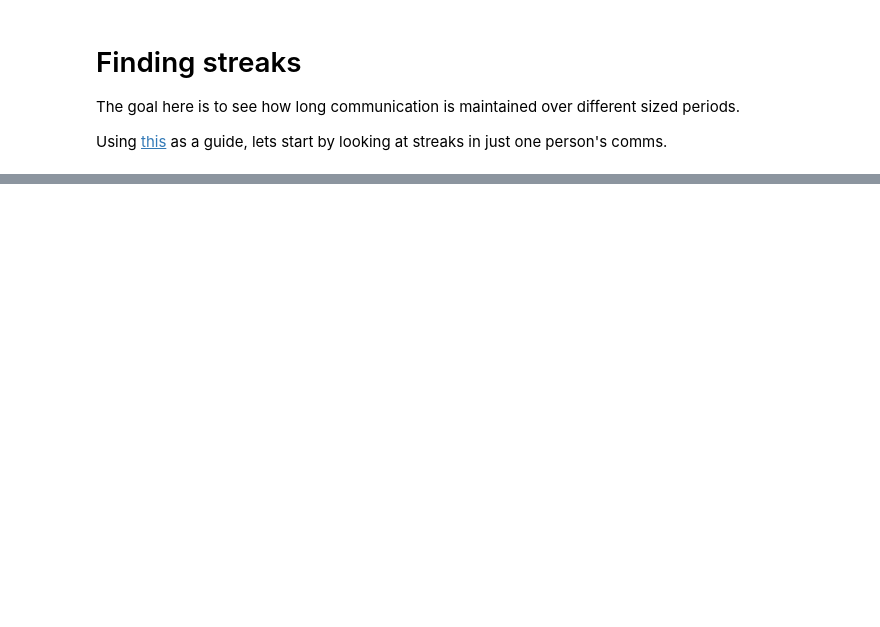
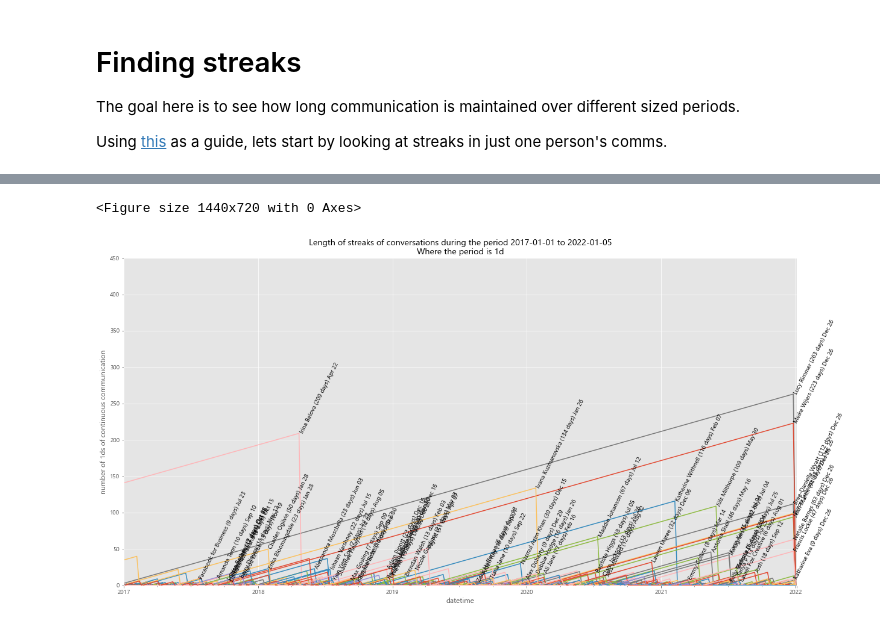
Before and after one commit to notionparallax/data_project_2021, a Jupyter notebook: mp_streaks.ipynb, the cells around one changed output, grey strips where cells are left out. Drawn from its saved outputs; the diff is of its cells as text; code cells hidden in the pictures; blank space fills up the shorter version.

```diff
--- a/mp_streaks.ipynb
+++ b/mp_streaks.ipynb
@@ -164,6 +182,7 @@ def plot_streak_graph(
     time_span=["2013-01-01", "2022-01-05"],
     ylim=[0, 500],
 ):
+    plt.figure()
     plt.style.use("ggplot")
 
     trim = df.drop(MY_NAME, axis="columns")
@@ -176,40 +195,44 @@ def plot_streak_graph(
         time_span = [df.index[0], df.index[-1]]
     if ylim:
         plt.ylim(ylim)
     else:
         for col in trim:
             peak = trim[col].min()
             peak_idx = trim[col].idxmin()
             plt.annotate(
                 f"{col} ({peak} {period_name})",
                 (peak_idx, peak),
                 rotation=90,
                 ha="left",
             )
     # Rotate text (https://matplotlib.org/3.1.1/gallery/text_labels_and_annotations/text_rotation_relative_to_line.html)
     raw_ang = np.array((45,))
     l2 = np.array((1, 1))
     trans_ang = plt.gca().transData.transform_angles(raw_ang, l2.reshape((1, 2)))[0]
 
     for col in trim:
         peak = trim[col].max()
-        peak_idx = trim[col].idxmax()
-        plt.annotate(
-            f"{col} ({int(peak)} {period_name}) {peak_idx.strftime('%b %d')}",
-            (peak_idx, peak),
-            rotation=trans_ang,
-            ha="left",
-        )
+        if peak > 5:
+            peak_idx = trim[col].idxmax()
+            plt.annotate(
+                f"{col} ({int(peak)} {period_name}) {peak_idx.strftime('%b %d')}",
+                (peak_idx, peak),
+                rotation=trans_ang,
+                ha="left",
+            )
 
     # plt.legend(ncol=5)
     plt.title(
         f"Length of streaks of conversations during the period {time_span[0]} to {time_span[1]}\n"
         f"Where the period is {period}"
     )
     plt.ylabel(f"number of {period}s of continuous communication")
     plt.show()
 
 
-plot_streak_graph(everyone_df, period="1d", period_name="days", ylim=[0, 400])
+plot_streak_graph(everyone_df, period="1d", time_span=["2017-01-01", "2022-01-05"], period_name="days", ylim=[0, 450])
+# %% [output]
+<Figure size 1440x720 with 0 Axes>
+[figure, added]
 # %%
 everyone_df = make_streak_df(all_convo_df, "1d")
```
Also changed, not shown: parts of 11 cells of this notebook, 2 other files.
